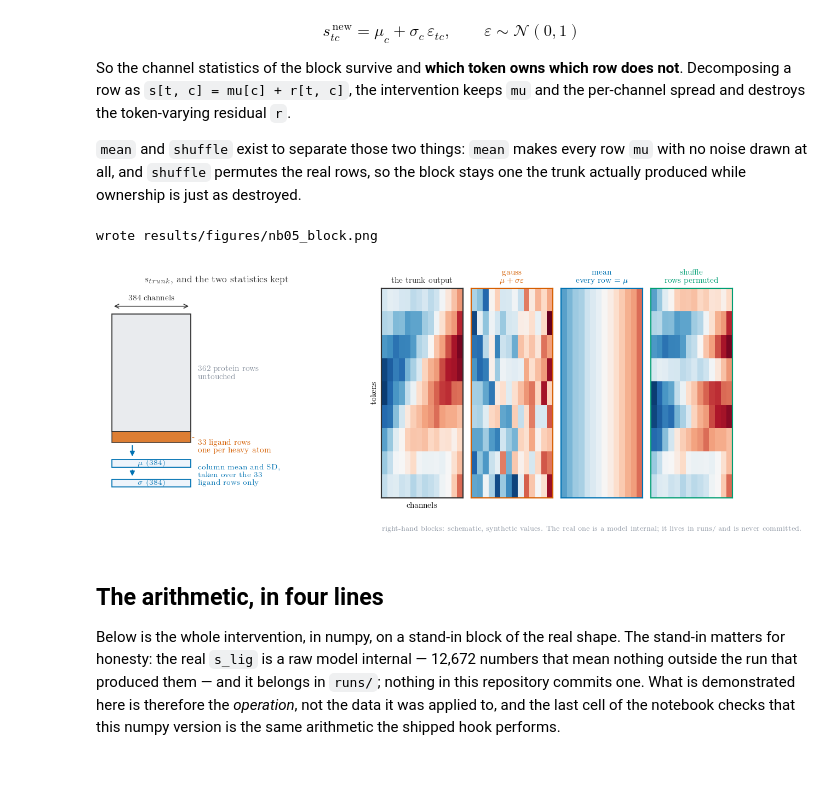
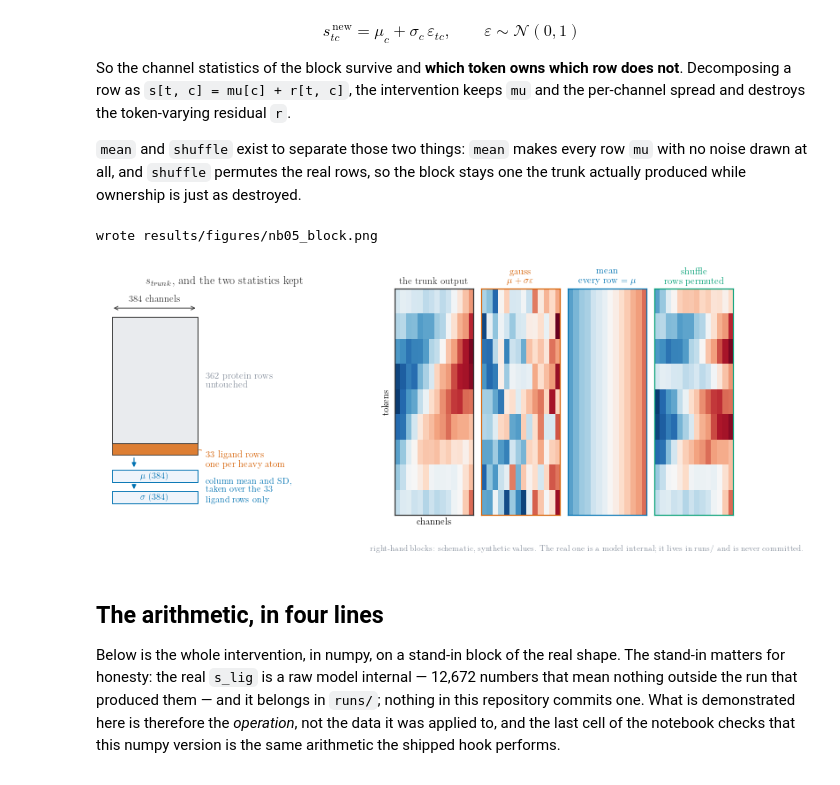
Before and after one commit to Yusheng-cai/Cofolding_TestTimeScaling, a Jupyter notebook: notebooks/05_slig_gauss.ipynb, the cells around one changed output. Saved outputs shown, nothing was run; the diff lists cells and outputs as text; code cells hidden in the pictures.

```diff
--- a/notebooks/05_slig_gauss.ipynb
+++ b/notebooks/05_slig_gauss.ipynb
@@ -72,11 +73,11 @@ notebook is `s_lig` through the `sample` hook, which is complete for `s_trunk`
 except for one thing worth naming: `s_trunk` also reaches the conditioning module,
 so even for s this hook is the diffusion-side write, not every use of the tensor.
 # %%
-fig, ax = plt.subplots(figsize=(11.4, 3.5), dpi=130)
-ax.set_xlim(0, 11.4); ax.set_ylim(0, 3.2); ax.axis('off')
+fig, ax = plt.subplots(figsize=(12.8, 4.3))
+ax.set_xlim(0, 11.4); ax.set_ylim(0, 3.5); ax.axis('off')
 
 
-def box(x, y, w, h, text, fc='#f4f5f7', ec=INK, fs=8.5, **kw):
+def box(x, y, w, h, text, fc='#f4f5f7', ec=INK, fs=11, **kw):
     ax.add_patch(FancyBboxPatch((x, y), w, h, boxstyle='round,pad=0.05',
                                 fc=fc, ec=ec, lw=1.1, mutation_aspect=0.6))
     ax.text(x + w / 2, y + h / 2, text, ha='center', va='center', fontsize=fs, **kw)
@@ -103,19 +104,19 @@ arrow(6.45, 1.03, 7.55, 1.45)
 arrow(9.40, 1.63, 9.75, 1.63)
 
 # the hook, on the s_trunk -> sample() edge only
-ax.plot([7.00], [1.945], marker='X', ms=11, color=ORANGE, zorder=5)
+ax.plot([7.00], [1.945], marker='X', ms=14, color=ORANGE, zorder=5)
 ax.annotate('AtomDiffusion.sample(...)\n'
             r'$s_{trunk}[:,\,%d{:}%d,\,:] \leftarrow \mu + \sigma \odot \varepsilon$'
             % (LO, HI) + '\nonce, before step 1',
-            xy=(7.00, 2.00), xytext=(7.05, 2.95), ha='center', va='top',
-            fontsize=8.5, color=ORANGE,
+            xy=(7.00, 2.00), xytext=(7.05, 3.40), ha='center', va='top',
+            fontsize=11, color=ORANGE,
             arrowprops=dict(arrowstyle='-', color=ORANGE, lw=0.9))
 ax.text(5.32, 1.66, f'{N_PROT} protein rows + {N_LIG} ligand rows',
-        ha='center', va='top', fontsize=7.5, color=GREY)
+        ha='center', va='top', fontsize=10, color=GREY)
 ax.text(5.32, 0.60, 'untouched in this arm: the five tensors diffusion gets from $z$\n'
                     'are built before sample(), so reaching them needs the conditioning hook',
-        ha='center', va='top', fontsize=7.5, color=GREY)
-ax.set_title('One write, at the trunk-to-diffusion hand-off', fontsize=10, color=INK)
+        ha='center', va='top', fontsize=10, color=GREY)
+ax.set_title('One write, at the trunk-to-diffusion hand-off', fontsize=13, color=INK)
 out = ROOT / 'results' / 'figures' / 'nb05_hook.png'
 fig.savefig(out, bbox_inches='tight')
 print('wrote', out.relative_to(ROOT))
@@ -145,8 +146,8 @@ keeps `mu` and the per-channel spread and destroys the token-varying residual `r
 `mu` with no noise drawn at all, and `shuffle` permutes the real rows, so the
 block stays one the trunk actually produced while ownership is just as destroyed.
 # %%
-fig = plt.figure(figsize=(11.4, 3.9), dpi=130)
-gs = fig.add_gridspec(1, 2, width_ratios=[1.0, 1.55], wspace=0.18)
+fig = plt.figure(figsize=(12.8, 4.7))
+gs = fig.add_gridspec(1, 2, width_ratios=[1.12, 1.55], wspace=0.16)
 
 # --- left: the tensor, and where mu and sigma come from ------------------------
 ax = fig.add_subplot(gs[0]); ax.axis('off')
@@ -158,53 +159,53 @@ ax.add_patch(Rectangle((X0, BOT + h_lig), X1 - X0, TOP - BOT - h_lig,
                        fc='#e9ebee', ec=INK, lw=1.0))
 ax.add_patch(Rectangle((X0, BOT), X1 - X0, h_lig, fc=ORANGE, ec=INK, lw=1.0, alpha=0.8))
 ax.annotate('', (X0, 0.97), (X1, 0.97), arrowprops=dict(arrowstyle='<->', color=INK, lw=0.9))
-ax.text((X0 + X1) / 2, 1.00, f'{N_CHAN} channels', ha='center', fontsize=8, color=INK)
+ax.text((X0 + X1) / 2, 1.00, f'{N_CHAN} channels', ha='center', fontsize=10.5, color=INK)
 ax.text(X1 + 0.05, (TOP + BOT + h_lig) / 2, f'{N_PROT} protein rows\nuntouched',
-        va='center', fontsize=8, color=GREY)
+        va='center', fontsize=10.5, color=GREY)
 ax.annotate(f'{N_LIG} ligand rows\none per heavy atom', xy=(X1, BOT + h_lig / 2),
-            xytext=(X1 + 0.05, BOT - 0.02), va='center', fontsize=8, color=ORANGE,
+            xytext=(X1 + 0.05, BOT - 0.02), va='center', fontsize=10.5, color=ORANGE,
             arrowprops=dict(arrowstyle='-', color=ORANGE, lw=0.8))
 for lab, y in (('$\\mu$   (384)', 0.155), ('$\\sigma$   (384)', 0.055)):
-    ax.add_patch(Rectangle((X0, y), X1 - X0, 0.04, fc='#eef4fb', ec=BLUE, lw=1.0))
-    ax.text((X0 + X1) / 2, y + 0.020, lab, ha='center', va='center', fontsize=7.5, color=BLUE)
-ax.annotate('', (0.20, 0.200), (0.20, BOT - 0.005),
+    ax.add_patch(Rectangle((X0, y), X1 - X0, 0.055, fc='#eef4fb', ec=BLUE, lw=1.0))
+    ax.text((X0 + X1) / 2, y + 0.027, lab, ha='center', va='center', fontsize=10, color=BLUE)
+ax.annotate('', (0.20, 0.215), (0.20, BOT - 0.005),
             arrowprops=dict(arrowstyle='-|>', color=BLUE, lw=1.1))
-ax.annotate('', (0.20, 0.100), (0.20, 0.150), arrowprops=dict(arrowstyle='-|>', color=BLUE, lw=1.1))
+ax.annotate('', (0.20, 0.112), (0.20, 0.150), arrowprops=dict(arrowstyle='-|>', color=BLUE, lw=1.1))
 ax.text(X1 + 0.05, 0.115, 'column mean and SD,\ntaken over the 33\nligand rows only',
-        va='center', fontsize=7.5, color=BLUE)
-ax.set_title('$s_{trunk}$, and the two statistics kept', fontsize=9.5, color=INK)
+        va='center', fontsize=10, color=BLUE)
+ax.set_title('$s_{trunk}$, and the two statistics kept', fontsize=12.5, color=INK)
 
 # --- right: the three destructive arms, as pictures ---------------------------
 rng = np.random.default_rng(7)
 mu_c = np.linspace(-1.1, 1.1, 14)
 blk = (mu_c + 0.75 * np.cos(np.arange(9)[:, None] * 0.8 + np.arange(14) * 0.35)
        + 0.12 * rng.standard_normal((9, 14)))
 mu_b, sd_b = blk.mean(0, keepdims=True), blk.std(0, ddof=1, keepdims=True)
 perm = rng.permutation(9)
 panels = [('the trunk output', blk, INK),
           ('gauss\n$\\mu + \\sigma\\varepsilon$', mu_b + sd_b * rng.standard_normal(blk.shape), ORANGE),
           ('mean\nevery row $= \\mu$', np.repeat(mu_b, 9, 0), BLUE),
           ('shuffle\nrows permuted', blk[perm], GREEN)]
 sub = gs[1].subgridspec(1, 4, wspace=0.10)
 lim = max(np.abs(b).max() for _, b, _ in panels)
 for i, (title, b, colour) in enumerate(panels):
     bx = fig.add_subplot(sub[i])
     bx.imshow(b, cmap='RdBu_r', vmin=-lim, vmax=lim, aspect='auto', interpolation='nearest')
-    bx.set_title(title, fontsize=8, color=colour)
+    bx.set_title(title, fontsize=10.5, color=colour)
     bx.set_xticks([]); bx.set_yticks([])
     for s in bx.spines.values():
         s.set_edgecolor(colour); s.set_linewidth(1.2)
     if i == 0:
-        bx.set_ylabel('tokens', fontsize=8); bx.set_xlabel('channels', fontsize=8)
+        bx.set_ylabel('tokens', fontsize=10.5); bx.set_xlabel('channels', fontsize=10.5)
 fig.text(0.985, 0.005, 'right-hand blocks: schematic, synthetic values. The real one is a '
                        'model internal; it lives in runs/ and is never committed.',
-         ha='right', fontsize=7, color=GREY)
+         ha='right', fontsize=9, color=GREY)
 out = ROOT / 'results' / 'figures' / 'nb05_block.png'
 fig.savefig(out, bbox_inches='tight')
 print('wrote', out.relative_to(ROOT))
 # %% [output]
 wrote results/figures/nb05_block.png
-[figure, old version]
+[figure, new version]
 # %% [markdown]
 ## The arithmetic, in four lines
 
```
Also changed, not shown: parts of 3 cells of this notebook, 3 other files.
